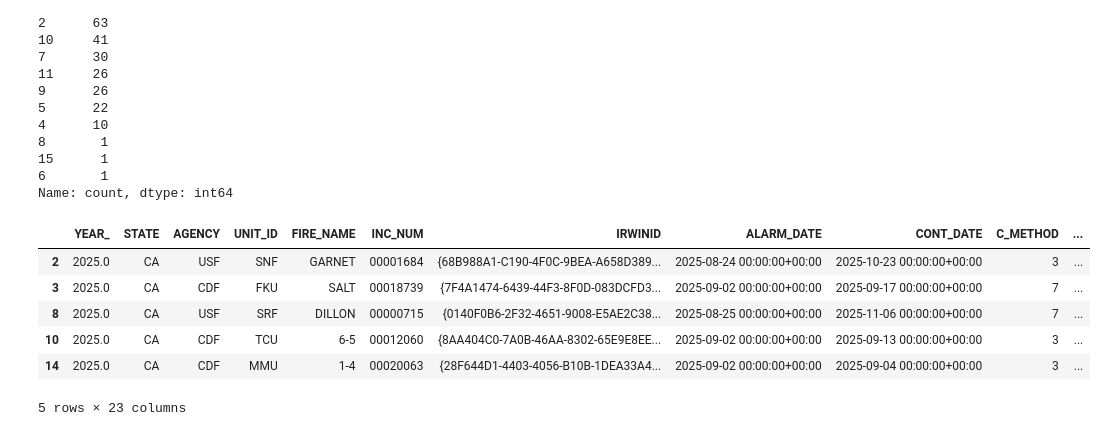
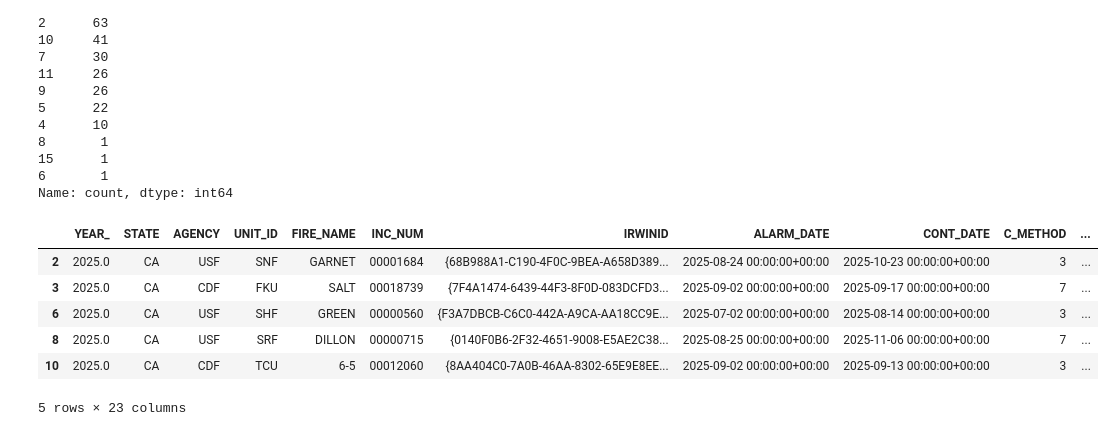
Before and after one commit to Sophiacyt/Wildfire-Wetland_BunkerAndersonTseng, a Jupyter notebook: scripts/A4/fire_by_cause_Sophia.ipynb, the cells around one changed output. Cells and saved outputs as stored; diff of their text form; code cells hidden in the pictures.

```diff
--- a/scripts/A4/fire_by_cause_Sophia.ipynb
+++ b/scripts/A4/fire_by_cause_Sophia.ipynb
@@ -127,6 +127,10 @@ Name: count, dtype: int64
 # make alarm date column datetime
 fire_shp_25['ALARM_DATE'] = pd.to_datetime(fire_shp_25['ALARM_DATE'])
 fire_shp_25['CONT_DATE'] = pd.to_datetime(fire_shp_25['CONT_DATE'])
+fire_shp_25['Alarm Mo_1'] = pd.Categorical(
+    values = fire_shp_25['Alarm Mo_1'],
+    categories=calendar.month_abbr[1:]
+)
 # %%
 #map cause to code
 cause_to_code = {
@@ -147,29 +151,29 @@ cause_to_code = {
 }
 # %%
 # Set the "selected" values
-alarm_start_date = "2025-08-01" #alarm date dropdown range
+alarm_start_date = "2025-01-01" #alarm date dropdown range
 alarm_end_date = "2025-12-31"
-cont_start_date = "2025-08-01" #containment date dropdown range
+cont_start_date = "2025-01-01" #containment date dropdown range
 cont_end_date = "2025-12-31"
 cause = cause_to_code['Lightning']
 size = 0
 
 # Subset the data
 fire_subset = fire_shp_25.loc[
     (fire_shp_25['ALARM_DATE'] >= alarm_start_date) &  # Start date
     (fire_shp_25['ALARM_DATE'] <= alarm_end_date) &    # End date
     (fire_shp_25['CONT_DATE'] >= cont_start_date) &    # Containment start date
     (fire_shp_25['CONT_DATE'] <= cont_end_date) &      # Containment end date
     (fire_shp_25['CAUSE'] == cause) &
     (fire_shp_25['Shape_Area'] >= size),
 ]
 
 fire_subset.head()
 # %% [output]
 |  | YEAR_ | STATE | AGENCY | UNIT_ID | FIRE_NAME | INC_NUM | IRWINID | ALARM_DATE | CONT_DATE | C_METHOD | ... |
 | 2 | 2025.0 | CA | USF | SNF | GARNET | 00001684 | {68B988A1-C190-4F0C-9BEA-A658D389... | 2025-08-24 00:00:00+00:00 | 2025-10-23 00:00:00+00:00 | 3 | ... |
 | 3 | 2025.0 | CA | CDF | FKU | SALT | 00018739 | {7F4A1474-6439-44F3-8F0D-083DCFD3... | 2025-09-02 00:00:00+00:00 | 2025-09-17 00:00:00+00:00 | 7 | ... |
+| 6 | 2025.0 | CA | USF | SHF | GREEN | 00000560 | {F3A7DBCB-C6C0-442A-A9CA-AA18CC9E... | 2025-07-02 00:00:00+00:00 | 2025-08-14 00:00:00+00:00 | 3 | ... |
 | 8 | 2025.0 | CA | USF | SRF | DILLON | 00000715 | {0140F0B6-2F32-4651-9008-E5AE2C38... | 2025-08-25 00:00:00+00:00 | 2025-11-06 00:00:00+00:00 | 7 | ... |
 | 10 | 2025.0 | CA | CDF | TCU | 6-5 | 00012060 | {8AA404C0-7A0B-46AA-8302-65E9E8EE... | 2025-09-02 00:00:00+00:00 | 2025-09-13 00:00:00+00:00 | 3 | ... |
-| 14 | 2025.0 | CA | CDF | MMU | 1-4 | 00020063 | {28F644D1-4403-4056-B10B-1DEA33A4... | 2025-09-02 00:00:00+00:00 | 2025-09-04 00:00:00+00:00 | 3 | ... |
 5 rows × 23 columns
```
Also changed, not shown: parts of 1 cell of this notebook.
